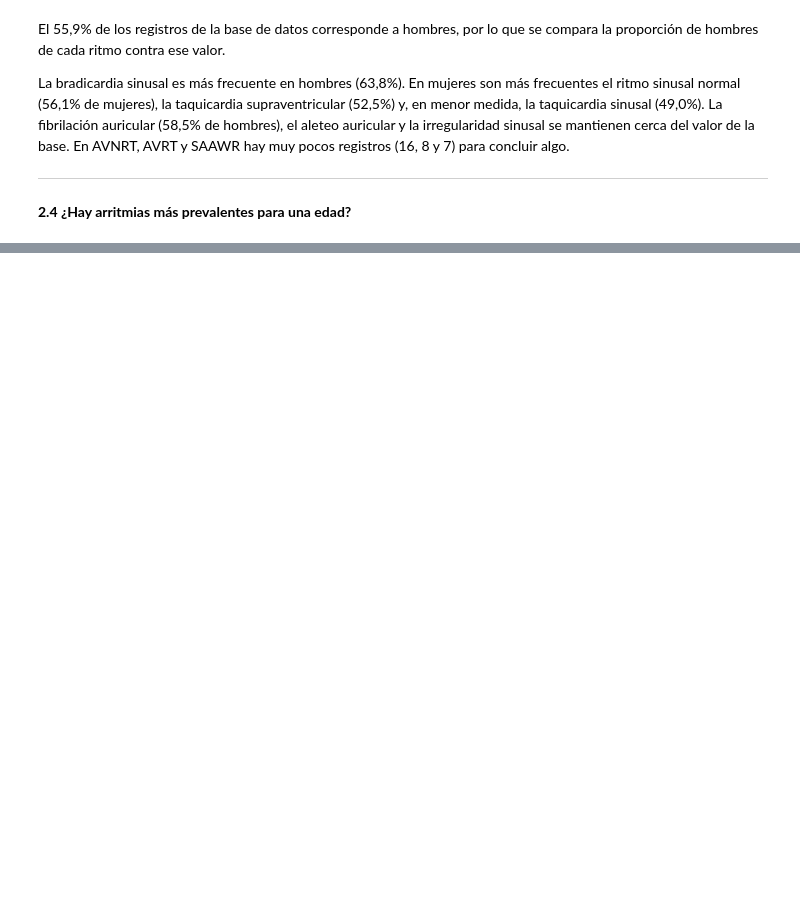
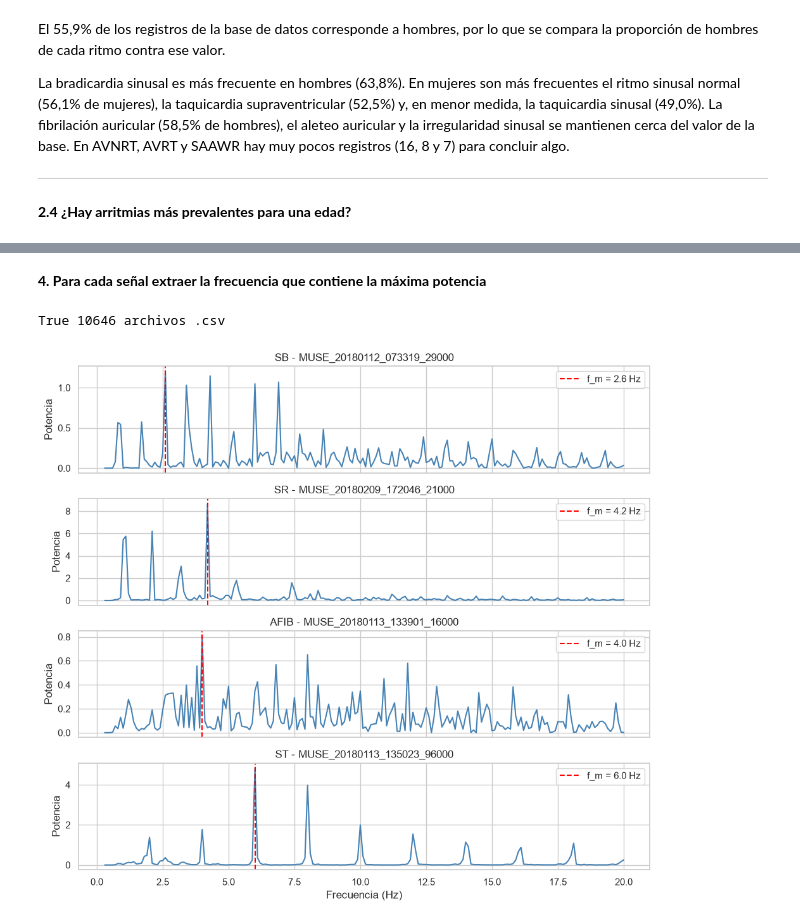
Before and after one commit to valentinamoralese/Biose-ales-Valentina-Morales-Paula-Garcia, a Jupyter notebook: Proyecto1_Valentina_Paula.ipynb, the cells around one changed output, grey strips where cells are left out. Cells and saved outputs as stored; diff of their text form; code cells hidden in the pictures; blank space fills up the shorter version.

```diff
--- a/Proyecto1_Valentina_Paula.ipynb
+++ b/Proyecto1_Valentina_Paula.ipynb
@@ -276,0 +412,7 @@ La bradicardia sinusal es más frecuente en hombres (63,8%). En mujeres son más
+# %%
+# Subconjunto de trabajo: SB, SR, AFIB y ST entre 40 y 79 años
+ritmos_sel = ["SB", "SR", "AFIB", "ST"]
+df_sel = df[df["Rhythm"].isin(ritmos_sel) & df["PatientAge"].between(40, 79)].copy()
+
+print("Registros en el subconjunto:", len(df_sel), f"({100 * len(df_sel) / len(df):.1f}% de la base)")
+display(df_sel["Rhythm"].value_counts().to_frame("n"))
@@ -276,0 +514,51 @@ La bradicardia sinusal es más frecuente en hombres (63,8%). En mujeres son más
+# %% [markdown]
+**4. Para cada señal extraer la frecuencia que contiene la máxima potencia**
+# %%
+SIGNALS_DIR = Path(r"C:\Users\PAULA CAMILA\OneDrive - Universidad de Antioquia\Escritorio\ECGDataDenoised")
+print(SIGNALS_DIR.exists(), len(list(SIGNALS_DIR.glob("*.csv"))), "archivos .csv")
+FS = 500
+LEADS = ["I", "II", "III", "aVR", "aVL", "aVF", "V1", "V2", "V3", "V4", "V5", "V6"]
+LEAD_INDEX = LEADS.index("II")
+
+def cargar_senal(filename):
+    """Carga la derivación II de un registro de ECGDataDenoised (filename sin la extensión .csv)."""
+    senal = pd.read_csv(SIGNALS_DIR / f"{filename}.csv", header=None)
+    return senal.iloc[:, LEAD_INDEX].values
+
+def preprocesar(x, grado=20):
+    """Preprocesamiento del artículo: quitar la tendencia (fórmula 1) y comprimir (fórmula 2)."""
+    return comprimir(quitar_tendencia(x, grado))
+
+def espectro_potencia(x, fs):
+    """Espectro de potencia con la FFT: P(f) = |X(f)|^2 / N."""
+    X = np.fft.rfft(x)
+    f = np.fft.rfftfreq(len(x), d=1 / fs)
+    return f, np.abs(X) ** 2 / len(x)
+
+def frecuencia_max_potencia(x, fs, fmin=0.3, fmax=20):
+    """Frecuencia con máxima potencia (f_m). Se descartan las frecuencias menores de 0.3 Hz
+    para evitar artefactos como la deriva de la línea base, como en el artículo."""
+    f, P = espectro_potencia(x, fs)
+    zona = (f >= fmin) & (f <= fmax)
+    return f[zona][np.argmax(P[zona])]
+
+# Demostración: una señal de cada ritmo del subconjunto de trabajo
+ritmos_sel = ["SB", "SR", "AFIB", "ST"]
+fig, axes = plt.subplots(len(ritmos_sel), 1, figsize=(10, 9), sharex=True)
+for ax, ritmo in zip(axes, ritmos_sel):
+    archivo = df_sel[df_sel["Rhythm"] == ritmo]["FileName"].iloc[0]
+    s = preprocesar(cargar_senal(archivo))
+    f, P = espectro_potencia(s, FS)
+    fm = frecuencia_max_potencia(s, FS)
+    zona = (f >= 0.3) & (f <= 20)
+    ax.plot(f[zona], P[zona], color="steelblue")
+    ax.axvline(fm, color="red", linestyle="--", label=f"f_m = {fm:.1f} Hz")
+    ax.set_ylabel("Potencia")
+    ax.set_title(f"{ritmo} - {archivo}")
+    ax.legend(loc="upper right")
+axes[-1].set_xlabel("Frecuencia (Hz)")
+plt.tight_layout()
+plt.show()
+# %% [output]
+True 10646 archivos .csv
+[figure, added]
```
Also changed, not shown: parts of 22 cells of this notebook, 1 other file.
